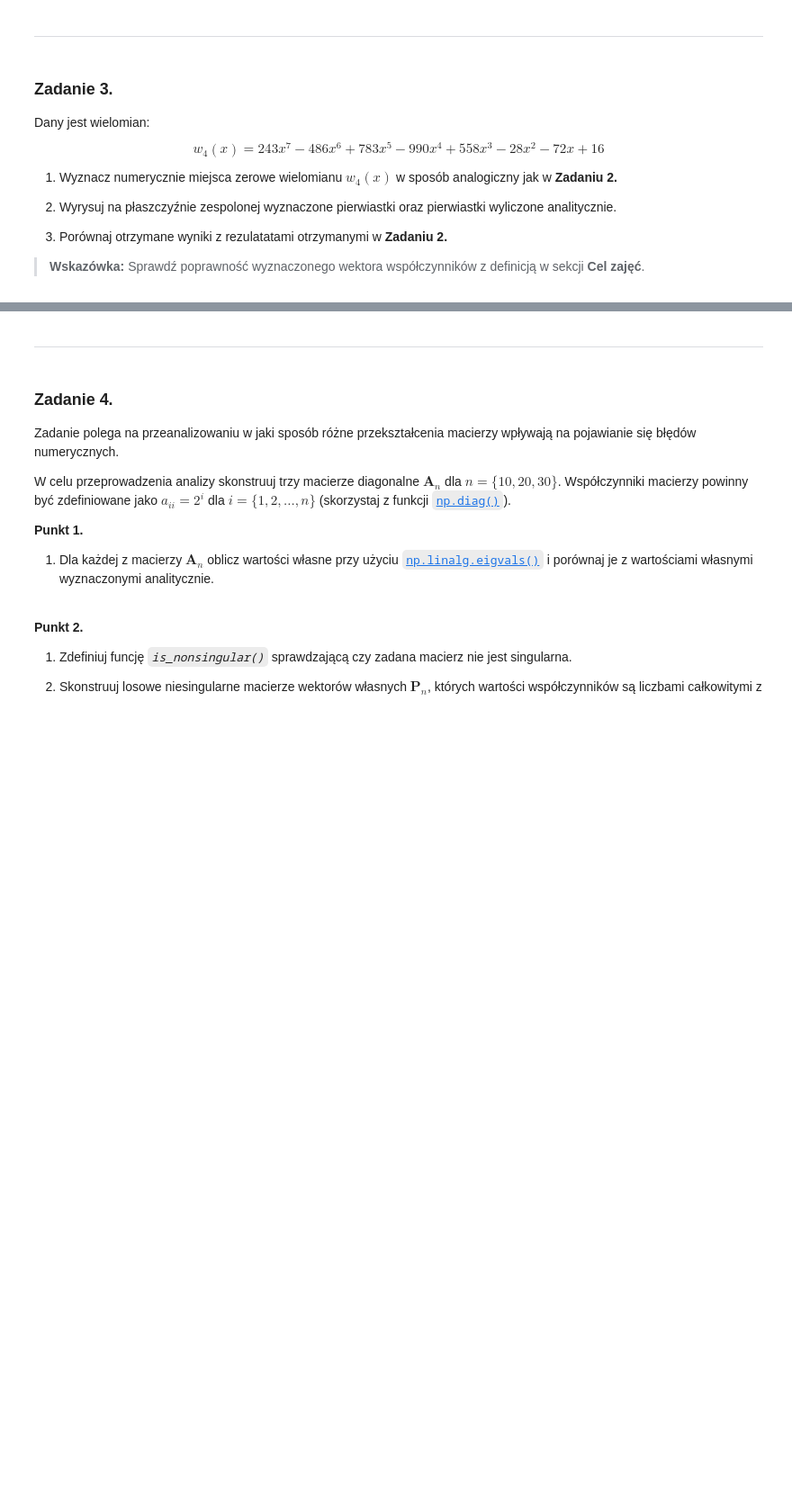
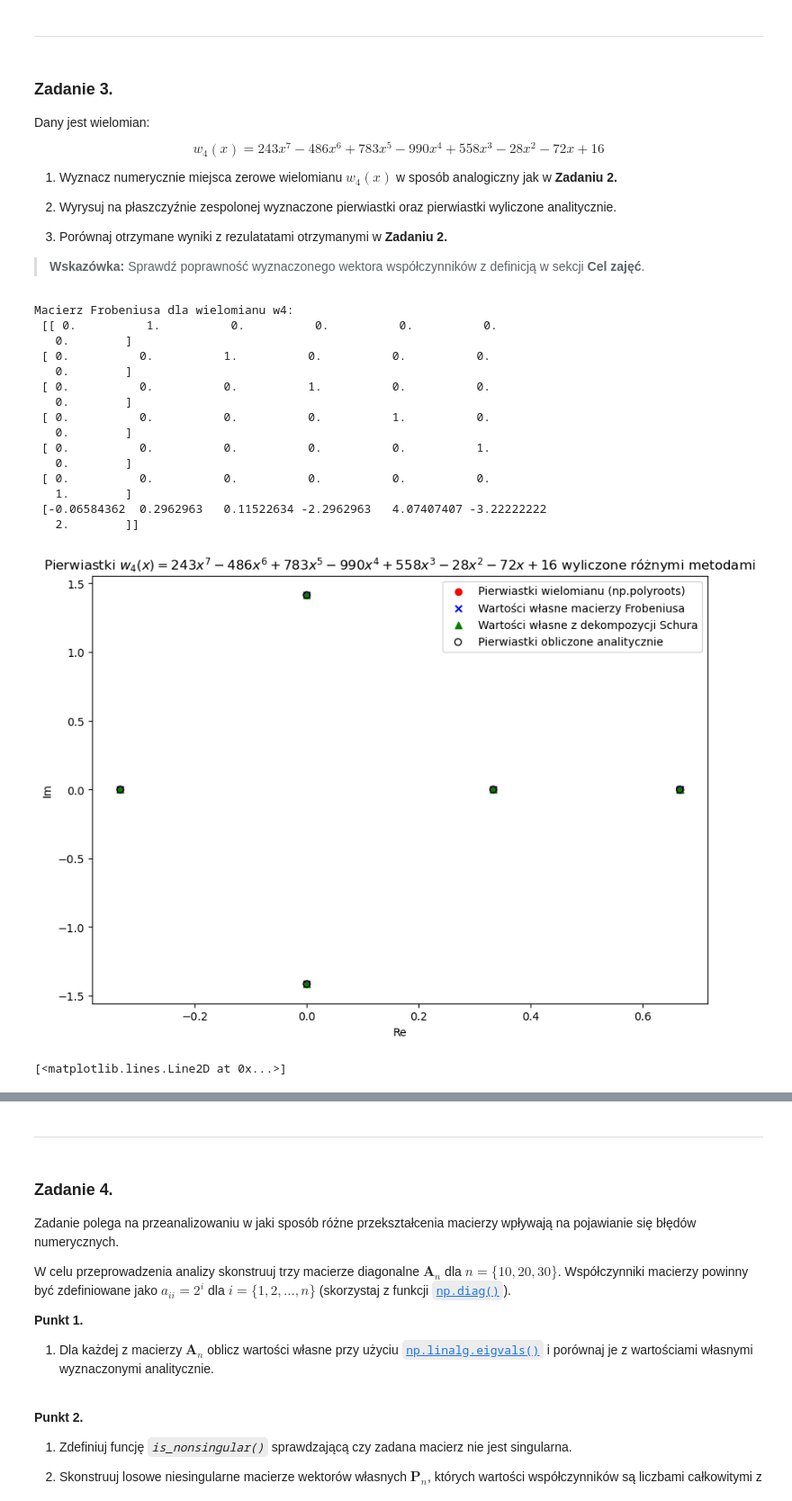
Before and after one commit to MN-KJ-2025/lab-7-pierwiastki-kacperpastula, a Jupyter notebook: sprawozdanie.ipynb, the cells around one changed output, grey strips where cells are left out. Shown: that part at 90% size. Drawn from its saved outputs; the diff is of its cells as text; code cells hidden in the pictures; blank space fills up the shorter version.

```diff
--- a/sprawozdanie.ipynb
+++ b/sprawozdanie.ipynb
@@ -271,0 +270,59 @@ $$
+# %%
+# ===== Twoja implementacja tutaj =====
+coefs3 = np.array([16, -72, -28, 558, -990, 783, -486, 243])
+roots_polyroots = nppoly.polyroots(coefs3)
+F3 = main.frob_a(coefs3)
+eigenvalues_F3 = np.linalg.eigvals(F3)
+eigenvalues_schur_F3 = np.diag(sp.linalg.schur(F3, output='complex')[0])
+print('Macierz Frobeniusa dla wielomianu w4:\n',F3)
+
+#pierwiastki wyznaczone analitycznie
+roots_analitycznie = [-1/3,1/3,2/3, complex(0,np.sqrt(2)),complex(0,-np.sqrt(2))]
+
+fig2, ax2 = plt.subplots()
+fig2.set_size_inches(10,7)
+ax2.scatter(np.real(roots_polyroots),np.imag(roots_polyroots),color='red',label='Pierwiastki wielomianu (np.polyroots)')
+ax2.scatter(np.real(eigenvalues_F3),np.imag(eigenvalues_F3),marker='x',color='blue',label='Wartości własne macierzy Frobeniusa')
+ax2.scatter(np.real(eigenvalues_schur_F3),np.imag(eigenvalues_schur_F3),marker='^',color='green',label='Wartości własne z dekompozycji Schura')
+ax2.scatter(np.real(roots_analitycznie),np.imag(roots_analitycznie),marker='o',facecolors='none',edgecolors='black',label='Pierwiastki obliczone analitycznie')
+ax2.set_title('Pierwiastki $w_4(x) = 243x^7 - 486x^6 + 783x^5 - 990x^4 + 558x^3 - 28x^2 - 72x + 16$ wyliczone różnymi metodami')
+ax2.set_xlabel('Re')
+ax2.set_ylabel('Im')
+ax2.legend()
+plt.show()
+norm1 = []
+norm2 = []
+norm3 = []
+
+#sprawdzam jaką otrzymam wartość funkcji po wstawieniu do niej wyznaczonych powyżej pierwiastków
+w4 = lambda x: 243*x**7 - 486*x**6 + 783*x**5 - 990*x**4 + 558*x**3 - 28*x**2 - 72*x + 16
+for root in roots_polyroots:
+    norm1.append(w4(root))
+for root in eigenvalues_F3:
+    norm2.append(w4(root))
+for root in eigenvalues_schur_F3:
+    norm3.append(w4(root))
+fig3, ax3 = plt.subplots()
+fig3.suptitle('Wartość funkcji $w_4$ dla wyznaczonych pierwiastków')
+ax3.set_ylabel('Wartość funkcji')
+ax3.plot(norm1,'o')
+ax3.plot(norm2,'x')
+ax3.plot(norm3,'^')
+# %% [output]
+Macierz Frobeniusa dla wielomianu w4:
+ [[ 0.          1.          0.          0.          0.          0.
+   0.        ]
+ [ 0.          0.          1.          0.          0.          0.
+   0.        ]
+ [ 0.          0.          0.          1.          0.          0.
+   0.        ]
+ [ 0.          0.          0.          0.          1.          0.
+   0.        ]
+ [ 0.          0.          0.          0.          0.          1.
+   0.        ]
+ [ 0.          0.          0.          0.          0.          0.
+   1.        ]
+ [-0.06584362  0.2962963   0.11522634 -2.2962963   4.07407407 -3.22222222
+   2.        ]]
+[figure, added]
+[<matplotlib.lines.Line2D at 0x...>]
```
Also changed, not shown: parts of 4 cells of this notebook, 1 other file.
